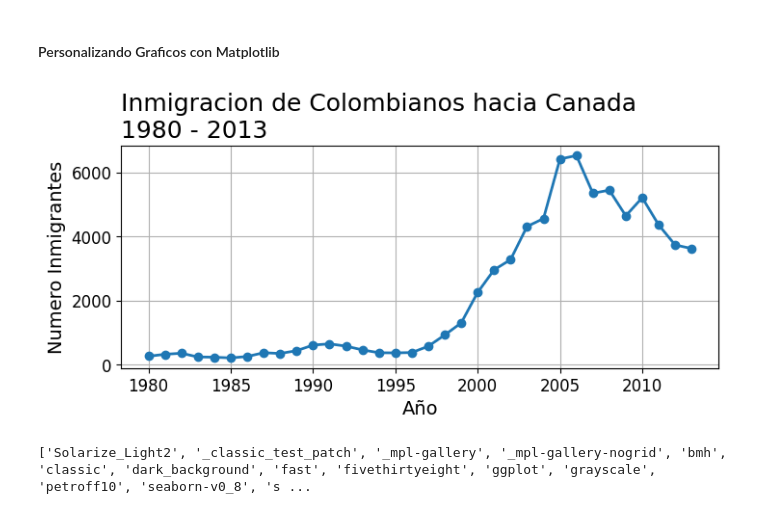
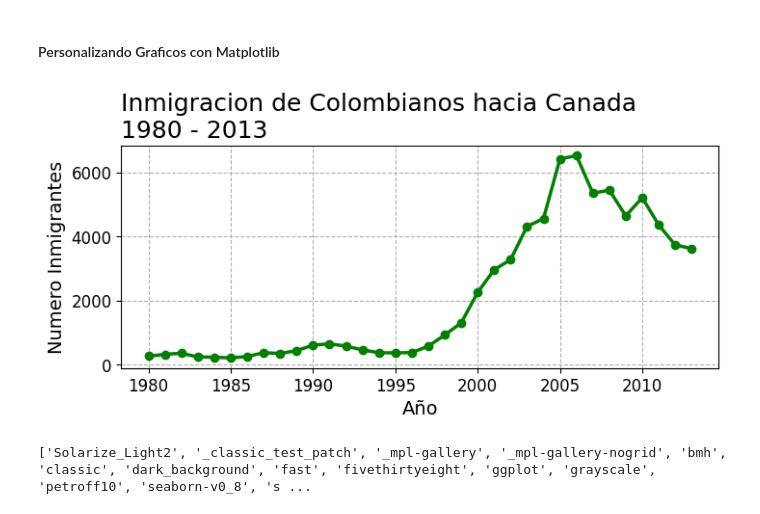
Before and after one commit to Starleen1996/Pandas-E-S, a Jupyter notebook: Visualización_de_datos.ipynb, the cells around one changed output. Saved outputs shown, nothing was run; the diff lists cells and outputs as text; code cells hidden in the pictures.

```diff
--- a/Visualización_de_datos.ipynb
+++ b/Visualización_de_datos.ipynb
@@ -394,19 +394,19 @@ plt.show()
 # %%
 fig,ax = plt.subplots(figsize=(8,3)) #Crea una figura (fig) y un eje (ax) para graficar.
 
-ax.plot(datos_col['Año'],datos_col['Inmigrantes'], lw= 2, marker='o') #Dibuja una gráfica de línea en el eje ax.  lw= 3 permite aumentar el grosor de la linea, marker='o' permite colocar puntos
+ax.plot(datos_col['Año'],datos_col['Inmigrantes'], lw= 2.5, marker='o', color='g') #Dibuja una gráfica de línea en el eje ax.  lw= 3 permite aumentar el grosor de la linea, marker='o' permite colocar puntos
 ax.xaxis.set_major_locator(plt.MultipleLocator(5)) #ax.xaxis Se refiere al eje X del gráfico que se está dibujando en ax. Es un objeto de tipo XAxis, que puedes personalizar (frecuencia de las marcas, etiquetas, etc.).
 #.set_major_locator(...) Esta función permite establecer la ubicación de las marcas principales (ticks) del eje X. Las "major ticks" son las marcas grandes del eje (por defecto, donde se muestran los números como los años).
 # plt.MultipleLocator(5) Esto crea un "locator" que le indica al eje dónde colocar esas marcas principales.
 ax.set_title('Inmigracion de Colombianos hacia Canada\n1980 - 2013', fontsize= 18, loc='left') #fontsize modifica el tamaño de la fuente , loc='left' permite colocar el titulo a la izquierda
 ax.set_xlabel('Año', fontsize= 14)
 ax.set_ylabel('Numero Inmigrantes',fontsize= 14)
 ax.yaxis.set_tick_params(labelsize= 12) # axis = eje
 ax.xaxis.set_tick_params(labelsize= 12) # set_tick_params(...): es un método que te permite configurar las marcas de los ejes (los ticks), como: amaño de las etiquetas dirección,color,grosor,visibilidad
-ax.grid()
+ax.grid(linestyle='--')
 plt.show()
 # %% [output]
-[figure, old version]
+[figure, new version]
 # %%
 print(plt.style.available)
 # %% [output]
```
Also changed, not shown: parts of 8 cells of this notebook.
